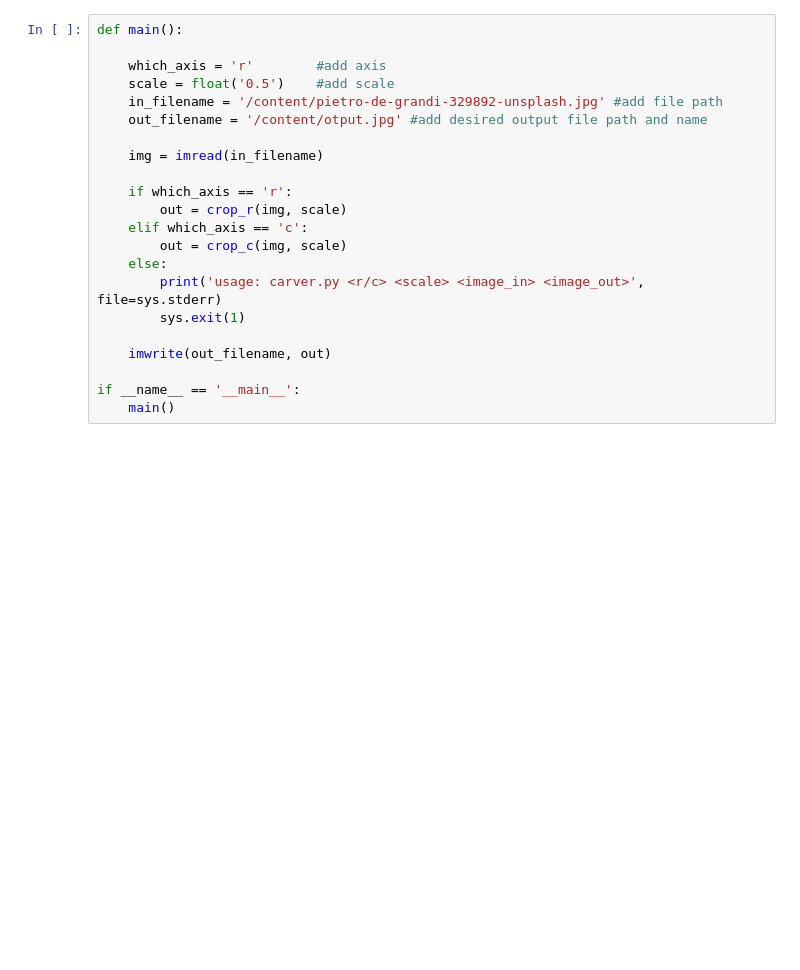
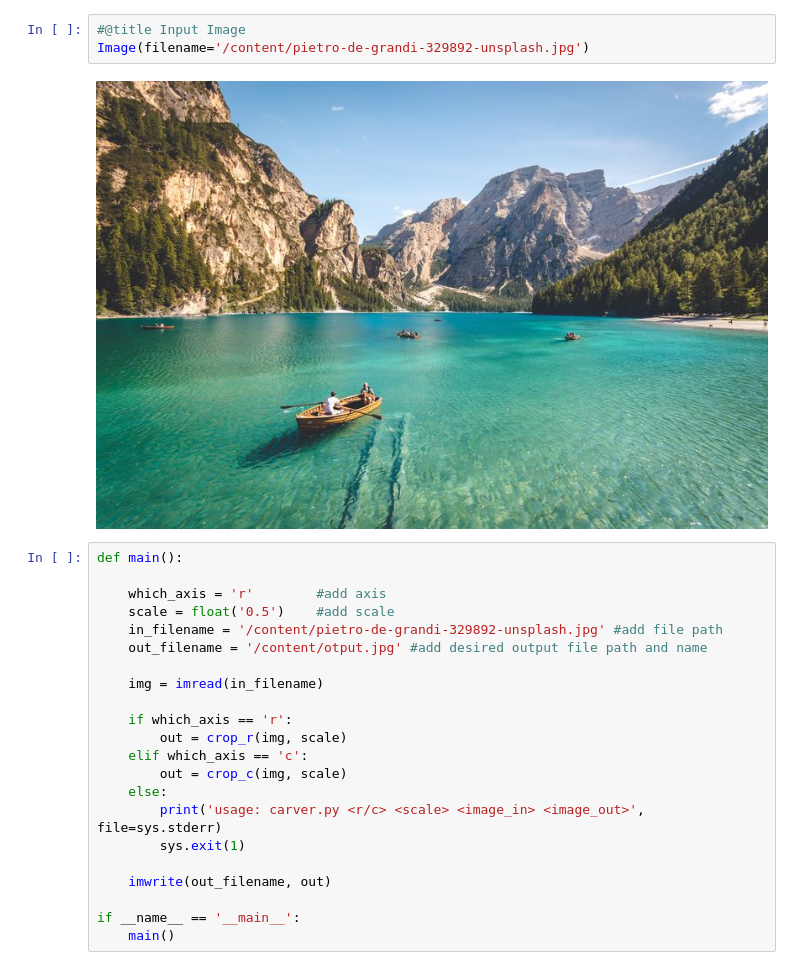
Before and after one commit to arulagarwal/Dynamic-Image-Resizing-using-Seam-Carving, a Jupyter notebook: Seam_Carving.ipynb, the cells around one changed output. Saved outputs shown, nothing was run; the diff lists cells and outputs as text; blank space fills up the shorter version.

```diff
--- a/Seam_Carving.ipynb
+++ b/Seam_Carving.ipynb
@@ -95,6 +99,11 @@ uploaded = files.upload()
 # %% [output]
 [interactive output not drawn]
 Saving pietro-de-grandi-329892-unsplash.jpg to pietro-de-grandi-329892-unsplash.jpg
+# %%
+#@title Input Image
+Image(filename='/content/pietro-de-grandi-329892-unsplash.jpg')
+# %% [output]
+[figure, added]
 # %%
 def main():
 
```
Also changed, not shown: parts of 5 cells of this notebook.
